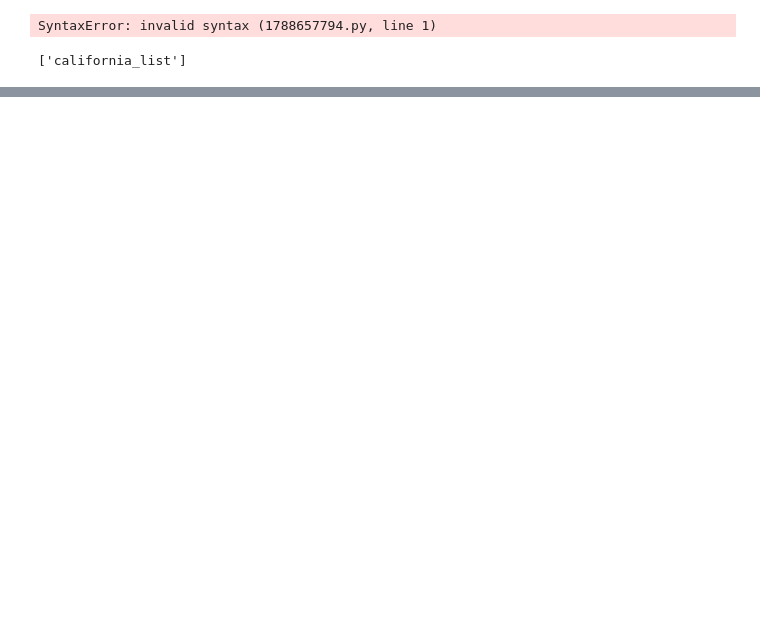
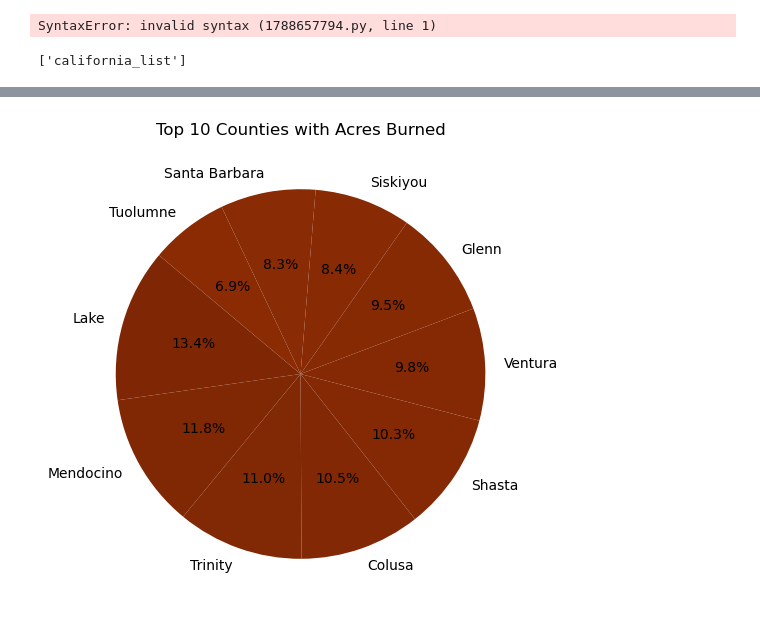
Before and after one commit to RinzlerYCS/project-3, a Jupyter notebook: project_3_mongo.ipynb, the cells around one changed output, grey strips where cells are left out. Drawn from its saved outputs; the diff is of its cells as text; code cells hidden in the pictures; blank space fills up the shorter version.

```diff
--- a/project_3_mongo.ipynb
+++ b/project_3_mongo.ipynb
@@ -34,0 +28,4 @@ y = df["Longitude"]
+# %%
+# Delete the "_id" column of the data frame
+if "_id" in df.columns:
+    df.drop(columns=["_id"], inplace=True)
@@ -34,0 +85,6 @@ y = df["Longitude"]
+# %%
+# Reduce the data frame by extracting "Acress Burned", "Archive Year",
+# "Latitude", "Longitude", "Counties", "CountyIds"
+reduced_df = df.loc[:, ["AcresBurned", "ArchiveYear", "Counties",
+                       "CountyIds", "Latitude", "Longitude"]]
+reduced_df.head(10)
@@ -34,0 +103,4 @@ y = df["Longitude"]
+# %%
+reduced_df = reduced_df[["ArchiveYear", "Counties", "CountyIds", "AcresBurned",
+                        "Latitude", "Longitude"]]
+reduced_df.head()
@@ -34,0 +125,3 @@ y = df["Longitude"]
+# %%
+# Turn the data type from "AcresBurned" column to float
+reduced_df["AcresBurned"] = pd.to_numeric(reduced_df["AcresBurned"], errors = "coerce")
@@ -34,0 +138,16 @@ y = df["Longitude"]
+# %%
+# Determine total amount of acres burned by counties
+
+acres_per_county = reduced_df.groupby("Counties")["AcresBurned"].sum().sort_values(ascending=False)
+
+top_counties_acres = acres_per_county.head(10)
+
+plt.figure(figsize=(10,6))
+plt.pie(top_counties_acres, labels=top_counties_acres.index, autopct='%1.1f%%',
+        startangle=140, colors=plt.cm.Oranges_r(range(10)))
+
+plt.title("Top 10 Counties with Acres Burned")
+plt.savefig("Top_Counties_with_Acres_Burned.png")
+plt.show()
+# %% [output]
+[figure, added]
```
Also changed, not shown: parts of 13 cells of this notebook.
